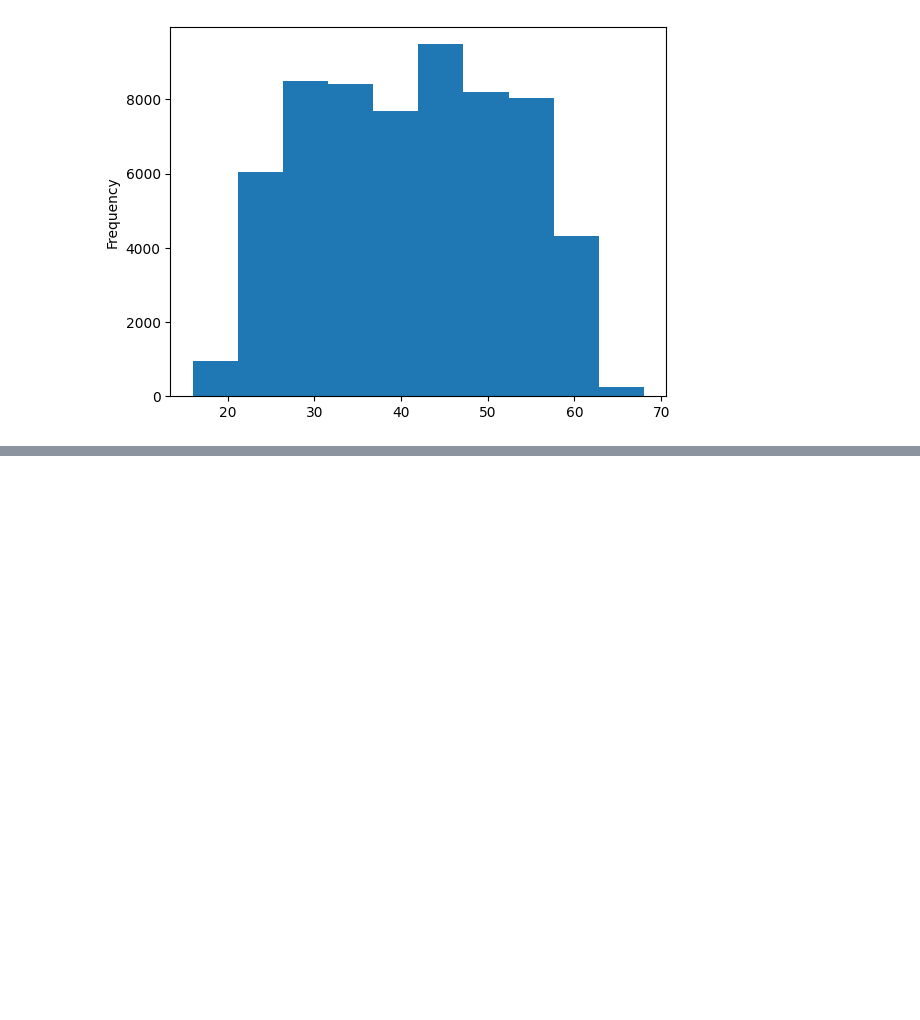
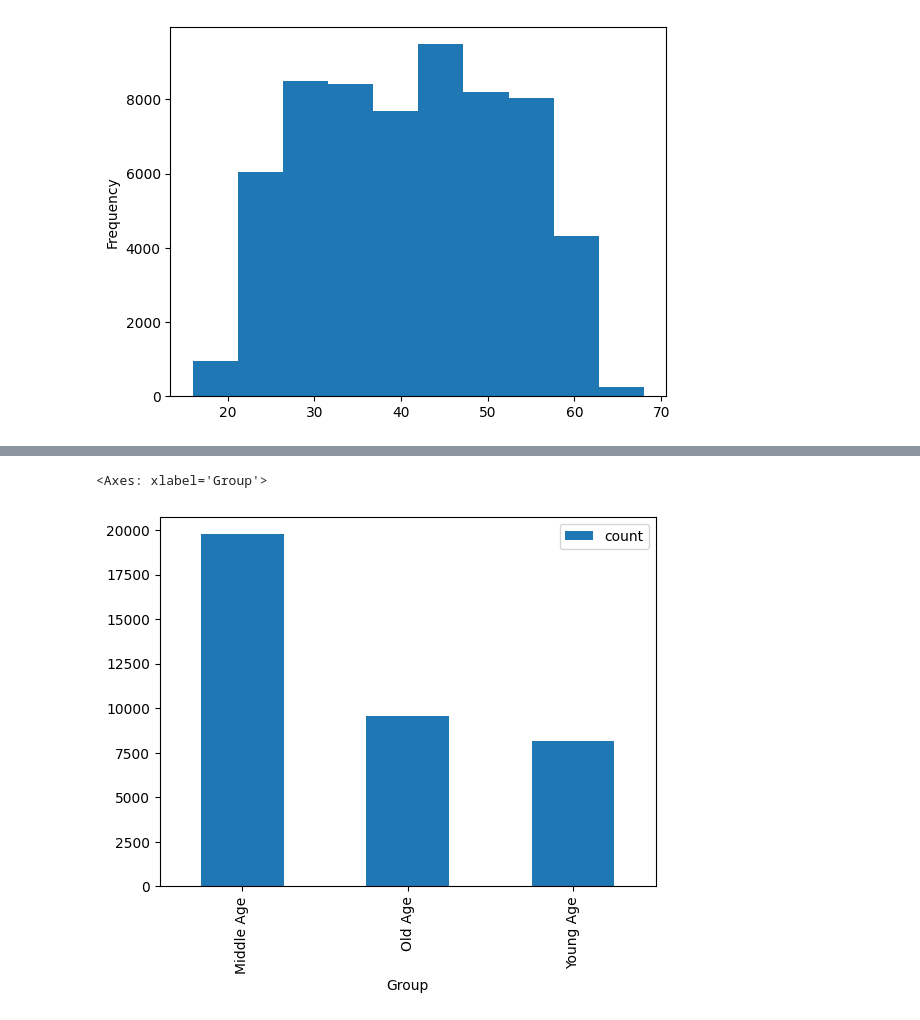
Before and after one commit to lanchiphamm/bolt2023sep, a Jupyter notebook: Untitled.ipynb, the cells around one changed output, grey strips where cells are left out. Cells and saved outputs as stored; diff of their text form; code cells hidden in the pictures; blank space fills up the shorter version.

```diff
--- a/Untitled.ipynb
+++ b/Untitled.ipynb
@@ -60,0 +101,9 @@ df_age
+# %%
+#Counting each group and plot:
+group_counts = pd.DataFrame(customer_age["Group"].value_counts())
+group_counts.to_excel("group_age_count.xlsx")
+# %%
+group_counts.plot.bar()
+# %% [output]
+<Axes: xlabel='Group'>
+[figure, added]
```
Also changed, not shown: parts of 16 cells of this notebook.
